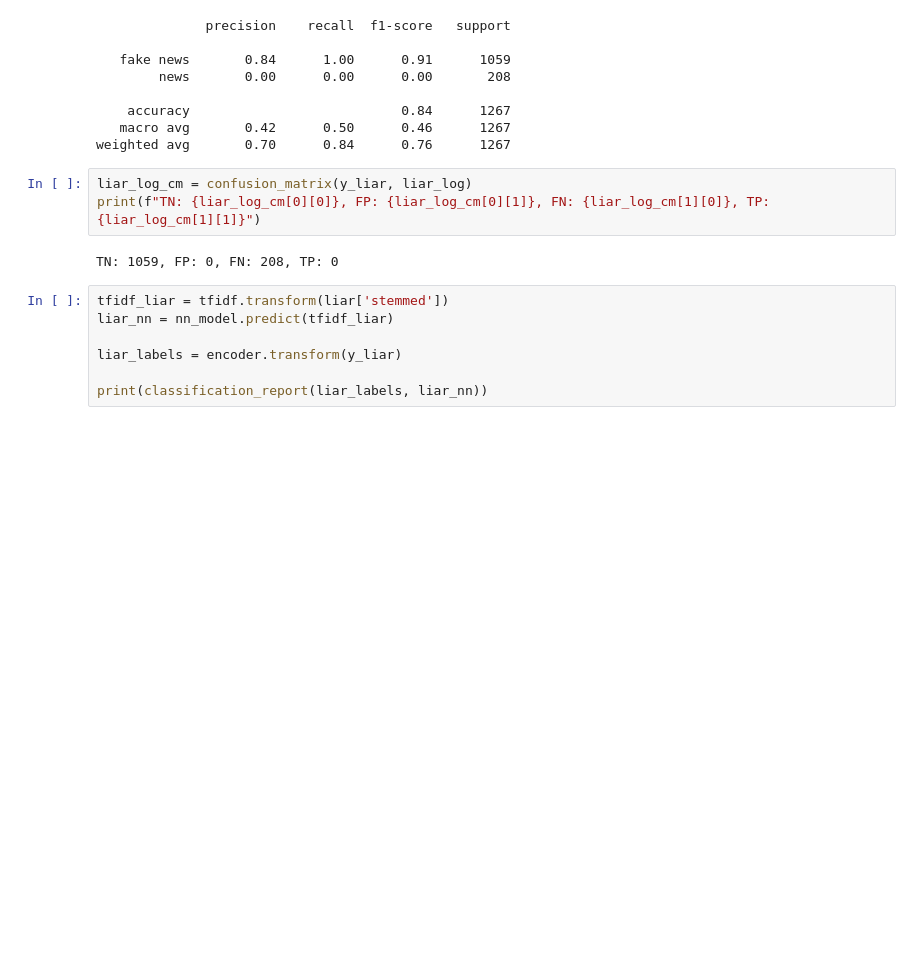
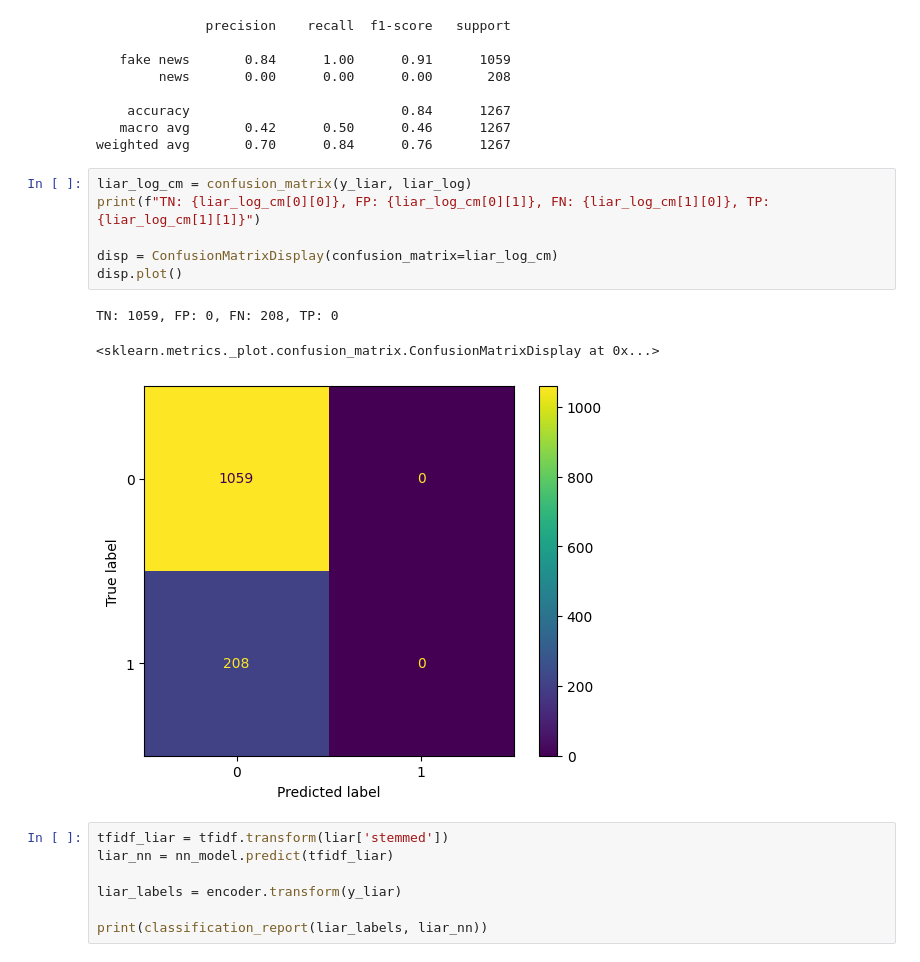
Before and after one commit to Frederik11111/Final-exam-project-GDS, a Jupyter notebook: notebook.ipynb, the cells around one changed output. Drawn from its saved outputs; the diff is of its cells as text; blank space fills up the shorter version.

```diff
--- a/notebook.ipynb
+++ b/notebook.ipynb
@@ -486,8 +495,13 @@ weighted avg       0.70      0.84      0.76      1267
 # %%
 liar_log_cm = confusion_matrix(y_liar, liar_log)
 print(f"TN: {liar_log_cm[0][0]}, FP: {liar_log_cm[0][1]}, FN: {liar_log_cm[1][0]}, TP: {liar_log_cm[1][1]}")
+
+disp = ConfusionMatrixDisplay(confusion_matrix=liar_log_cm)
+disp.plot()
 # %% [output]
 TN: 1059, FP: 0, FN: 208, TP: 0
+<sklearn.metrics._plot.confusion_matrix.ConfusionMatrixDisplay at 0x...>
+[figure, added]
 # %%
 tfidf_liar = tfidf.transform(liar['stemmed'])
 liar_nn = nn_model.predict(tfidf_liar)
```
Also changed, not shown: parts of 11 cells of this notebook.
